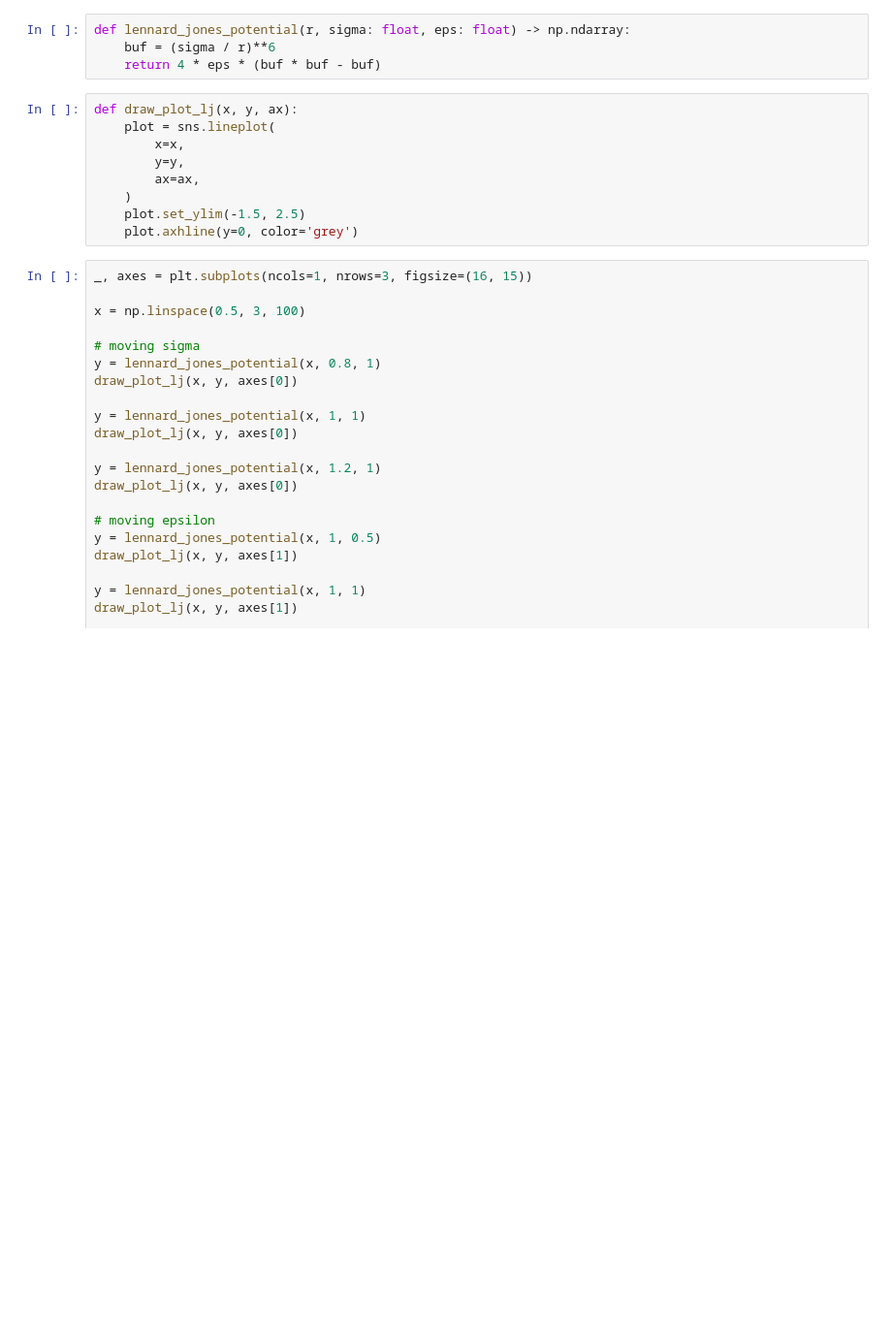
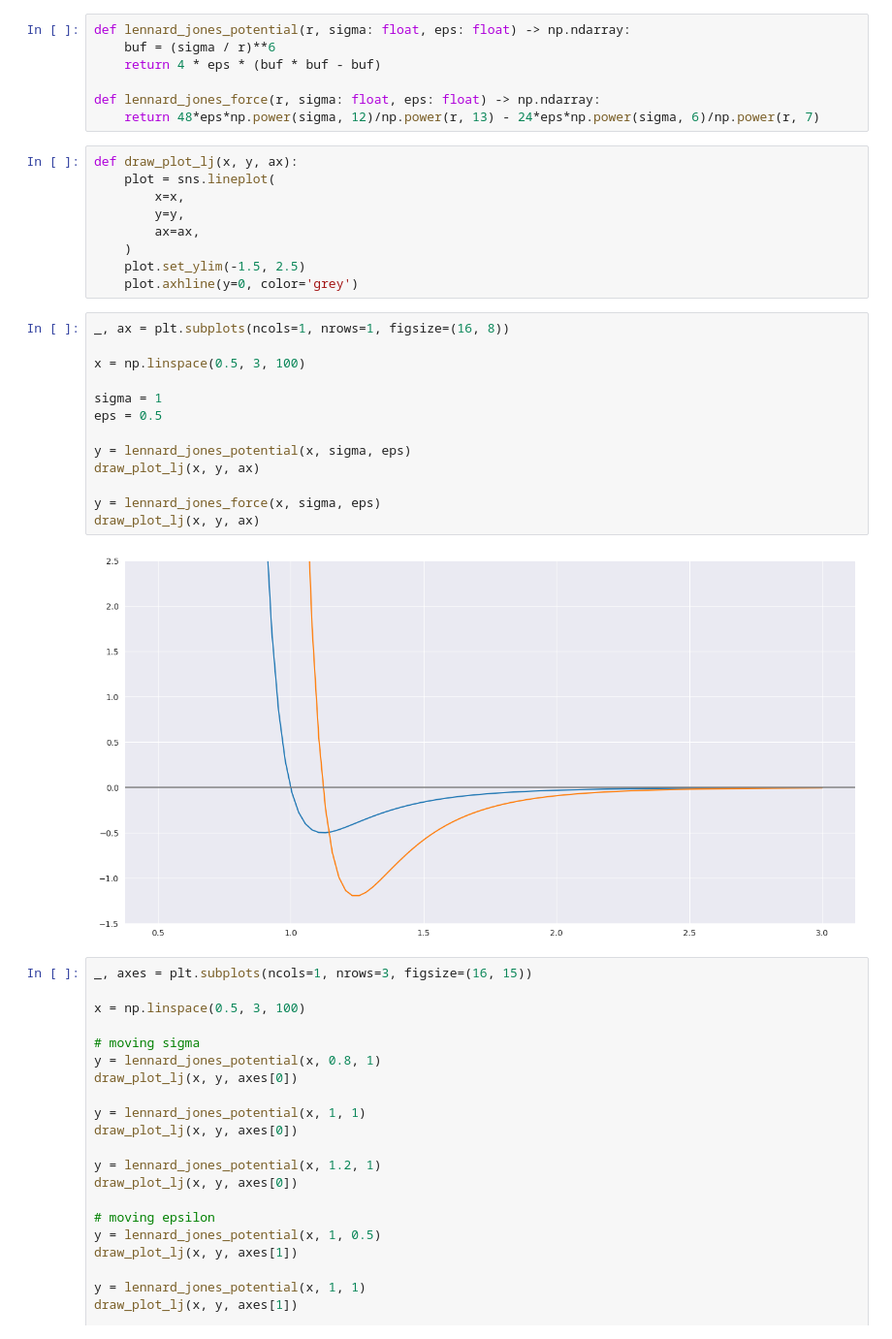
Before and after one commit to Smoren/molecular-python3, a Jupyter notebook: research/lennard_jones.ipynb, the cells around one changed output. Shown at 97% size. Saved outputs shown, nothing was run; the diff lists cells and outputs as text; blank space fills up the shorter version.

```diff
--- a/research/lennard_jones.ipynb
+++ b/research/lennard_jones.ipynb
@@ -6,6 +6,9 @@ import seaborn as sns
 def lennard_jones_potential(r, sigma: float, eps: float) -> np.ndarray:
     buf = (sigma / r)**6
     return 4 * eps * (buf * buf - buf)
+
+def lennard_jones_force(r, sigma: float, eps: float) -> np.ndarray:
+    return 48*eps*np.power(sigma, 12)/np.power(r, 13) - 24*eps*np.power(sigma, 6)/np.power(r, 7)
 # %%
 def draw_plot_lj(x, y, ax):
     plot = sns.lineplot(
@@ -15,6 +18,21 @@ def draw_plot_lj(x, y, ax):
     )
     plot.set_ylim(-1.5, 2.5)
     plot.axhline(y=0, color='grey')
+# %%
+_, ax = plt.subplots(ncols=1, nrows=1, figsize=(16, 8))
+
+x = np.linspace(0.5, 3, 100)
+
+sigma = 1
+eps = 0.5
+
+y = lennard_jones_potential(x, sigma, eps)
+draw_plot_lj(x, y, ax)
+
+y = lennard_jones_force(x, sigma, eps)
+draw_plot_lj(x, y, ax)
+# %% [output]
+[figure, added]
 # %%
 _, axes = plt.subplots(ncols=1, nrows=3, figsize=(16, 15))
 
```
